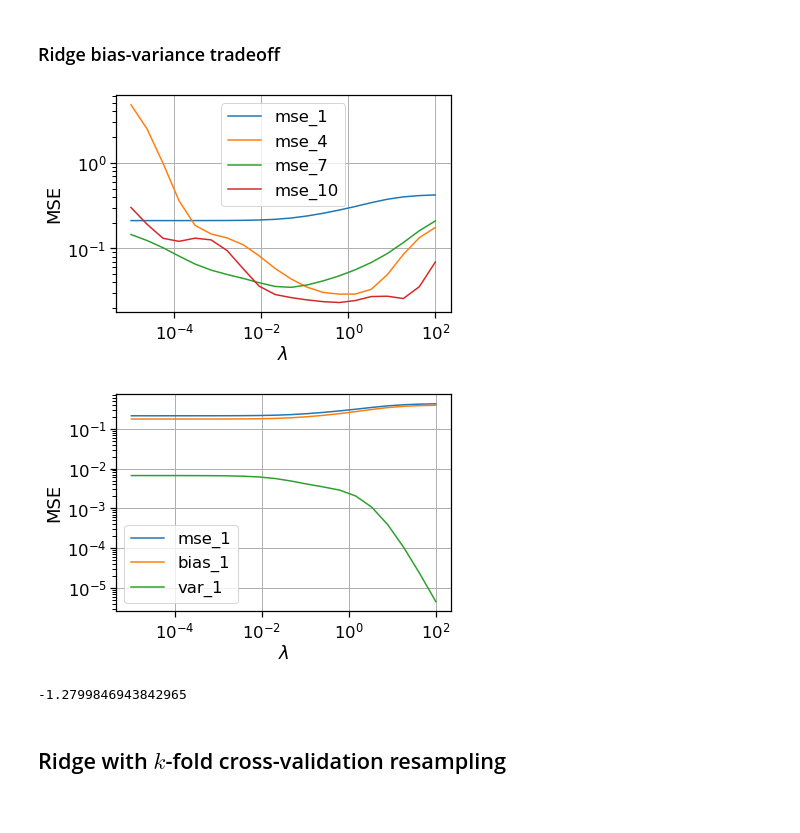
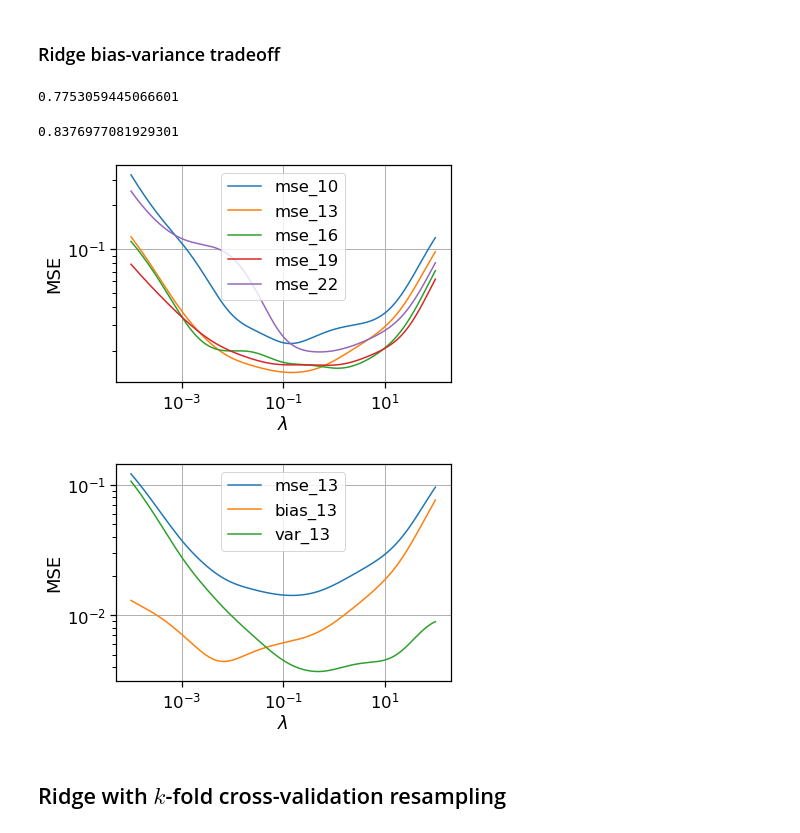
Before and after one commit to fonstelien/FYS-STK4155, a Jupyter notebook: project1/project1.ipynb, the cells around one changed output. Drawn from its saved outputs; the diff is of its cells as text; code cells hidden in the pictures.

Commit message:
LASSO bootstrap OK

```diff
--- a/project1/project1.ipynb
+++ b/project1/project1.ipynb
@@ -184,13 +199,8 @@ ols_k_df = DataFrame(columns=["pol order", "train", "test"])
 
 for pn in range(MAX_POLY_ORDER):
     Xpn = truncate_to_poly(X, pn)
-    results = ols_kfold(Xpn, z, k=50)
+    results = ols_kfold(Xpn, z, k=25)
     ols_k_df.loc[pn] = [pn, *results]
 
-ax = ols_k_df.plot(x="pol order", logy=True)
-ax.set_xlabel("Complexity (pol. order)")
-ax.set_ylabel("MSE")
-
-ax.grid(True)
-plt.show()
+print(best_r2(ols_k_df["test"], z))
 # %% [output]
@@ -210,9 +225,6 @@ def ridge_bootstrap(*arrays, lambdas=[], train_size=.5, bootstraps=30):
     else:
         X_train, X_test, z_train, z_test, _, f_test = train_test_arrays
 
-    mse_train = np.ndarray(bootstraps)
-    z_test_tilde = np.ndarray((len(z_test), bootstraps))
-
     n, p = X_train.shape
     X_train = X_train[:p,:p]
     z_train = z_train[:p]
@@ -220,8 +232,12 @@ def ridge_bootstrap(*arrays, lambdas=[], train_size=.5, bootstraps=30):
     z_test = z_test[:p]
     f_test = f_test[:p]
 
-    X_train = scale(X_train)
-    X_test = scale(X_test)
+    scaler = skl.preprocessing.StandardScaler()
+    scaler.fit(X_train)
+    X_train = scaler.transform(X_train)
+    X_test = scaler.transform(X_test)
+    X_train[:,0] = 1
+    X_test[:,0] = 1
 
     num_lambdas = len(lambdas)
     mse_train_buf = np.ndarray(bootstraps)
@@ -237,11 +253,7 @@ def ridge_bootstrap(*arrays, lambdas=[], train_size=.5, bootstraps=30):
 
         for bs in range(bootstraps):
             X_resampled, z_resampled = skl.utils.resample(X_train, z_train, random_state=bs)
-
-            U, s, Vt = np.linalg.svd(X_resampled)
-            S = np.diag(s)
-            beta_hat = Vt.T @ np.linalg.inv(S**2 + L) @ S @ U.T @ z_resampled
-
+            beta_hat = np.linalg.inv(X_resampled.T @ X_resampled + L) @ X_resampled.T @ z_resampled
             mse_train_buf[bs] = mse(z_resampled, X_resampled @ beta_hat)
             z_test_tilde[:,bs] = (X_test @ beta_hat).ravel()
 
@@ -254,12 +266,12 @@ def ridge_bootstrap(*arrays, lambdas=[], train_size=.5, bootstraps=30):
 # %% [markdown]
 ### Ridge bias-variance tradeoff
 # %%
-x, y = randmesh(sn=NUM_SAMPLES)
+x, y = randmesh(sn=10000)
 X = make_design_matrix(x, y, pn=MAX_POLY_ORDER)
 z, f, var_eps = franke_sampler(x.T[0], y.T[0], noise=NOISE)
 
-lambdas = np.logspace(-5, 2, 20)
-polynomial_orders = list(range(1,MAX_POLY_ORDER+1, 3))
+lambdas = np.logspace(-4, 2, 500)
+polynomial_orders = list(range(10, 22+1, 3))
 
 test_cols = [f"mse_{pn} bias_{pn} var_{pn}" for pn in polynomial_orders]
 test_cols = " ".join(test_cols)
@@ -268,33 +280,35 @@ test_cols = test_cols.split()
 ridge_bs_df = DataFrame(columns=["lambda", "train"] + test_cols)
 ridge_bs_df["lambda"] = lambdas
 
-for pn in range(MAX_POLY_ORDER):
+for pn in polynomial_orders:
     Xpn = truncate_to_poly(X, pn)
     mse_train, mse_test, bias_test, var_test = ridge_bootstrap(Xpn, z, f, lambdas=lambdas, train_size=.5, bootstraps=NUM_BOOTSTRAPS)
     ridge_bs_df[f"train"] = mse_train
     ridge_bs_df[f"mse_{pn}"] = mse_test
     ridge_bs_df[f"bias_{pn}"] = bias_test
     ridge_bs_df[f"var_{pn}"] = var_test
+# %% [output]
+0.7753059445066601
+# %%
+pn = 13
+print(best_r2(ridge_bs_df[f"mse_{pn}"], z))
+# %% [output]
+0.8376977081929301
 # %%
 ax = ridge_bs_df.plot(x="lambda", y=[f"mse_{pn}" for pn in polynomial_orders], logy=True, logx=True)
 ax.set_xlabel("$\lambda$")
 ax.set_ylabel("MSE")
 ax.grid(True)
 
-pn = 1
 ax = ridge_bs_df.plot(x="lambda", y=[f"mse_{pn}", f"bias_{pn}", f"var_{pn}"], logy=True, logx=True)
 ax.set_xlabel("$\lambda$")
 ax.set_ylabel("MSE")
 ax.grid(True)
 
 plt.show()
 # %% [output]
-[figure, old version]
+[figure, new version]
-[figure, old version]
+[figure, new version]
-# %%
-1 - np.min(ridge_bs_df["mse_1"])/np.mean(sum((z - np.mean(z))**2)/len(z))
-# %% [output]
--1.2799846943842965
 # %% [markdown]
 ## Ridge with $k$-fold cross-validation resampling
 # %%
```
Also changed, not shown: parts of 21 cells of this notebook.
